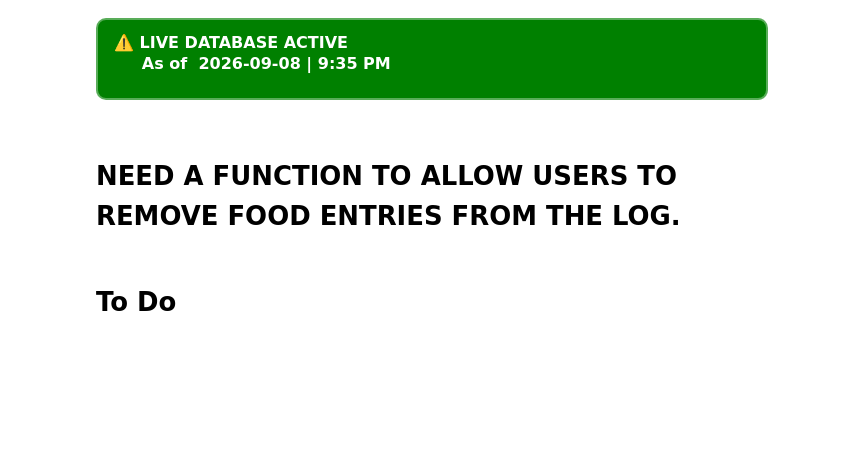
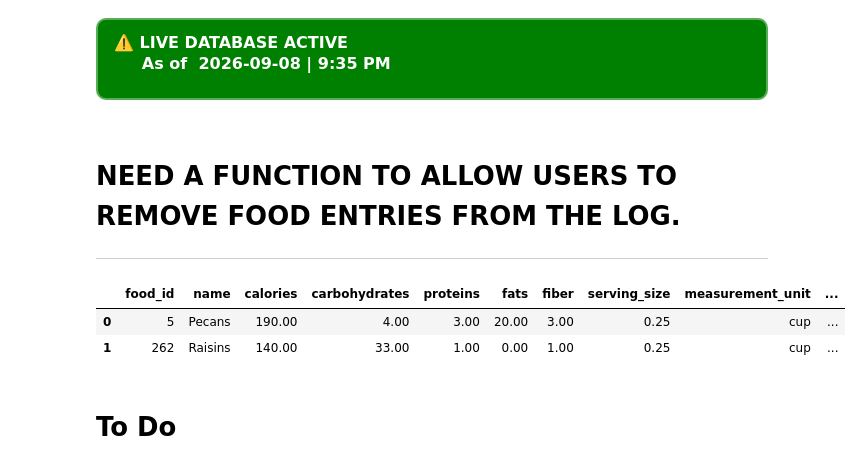
Before and after one commit to YosefCh/Digital-You, a Jupyter notebook: pseudocode.ipynb, the cells around one changed output. Drawn from its saved outputs; the diff is of its cells as text; code cells hidden in the pictures; blank space fills up the shorter version.

```diff
--- a/pseudocode.ipynb
+++ b/pseudocode.ipynb
@@ -23,6 +23,17 @@ display(HTML(f'''
 As of 2026-09-08 | 9:35 PM
 # %% [markdown]
 # NEED A FUNCTION TO ALLOW USERS TO REMOVE FOOD ENTRIES FROM THE LOG.
+
+---
+# %%
+from postgres import run_select
+
+run_select("""select * from food where name ilike '%raisins%' or name ilike '%pecan%';
+           """)
+# %% [output]
+|  | food_id | name | calories | carbohydrates | proteins | fats | fiber | serving_size | measurement_unit | ... |
+| 0 | 5 | Pecans | 190.00 | 4.00 | 3.00 | 20.00 | 3.00 | 0.25 | cup | ... |
+| 1 | 262 | Raisins | 140.00 | 33.00 | 1.00 | 0.00 | 1.00 | 0.25 | cup | ... |
 # %% [markdown]
 # __To Do__
 # %% [markdown]
```
Also changed, not shown: 1 other file.
